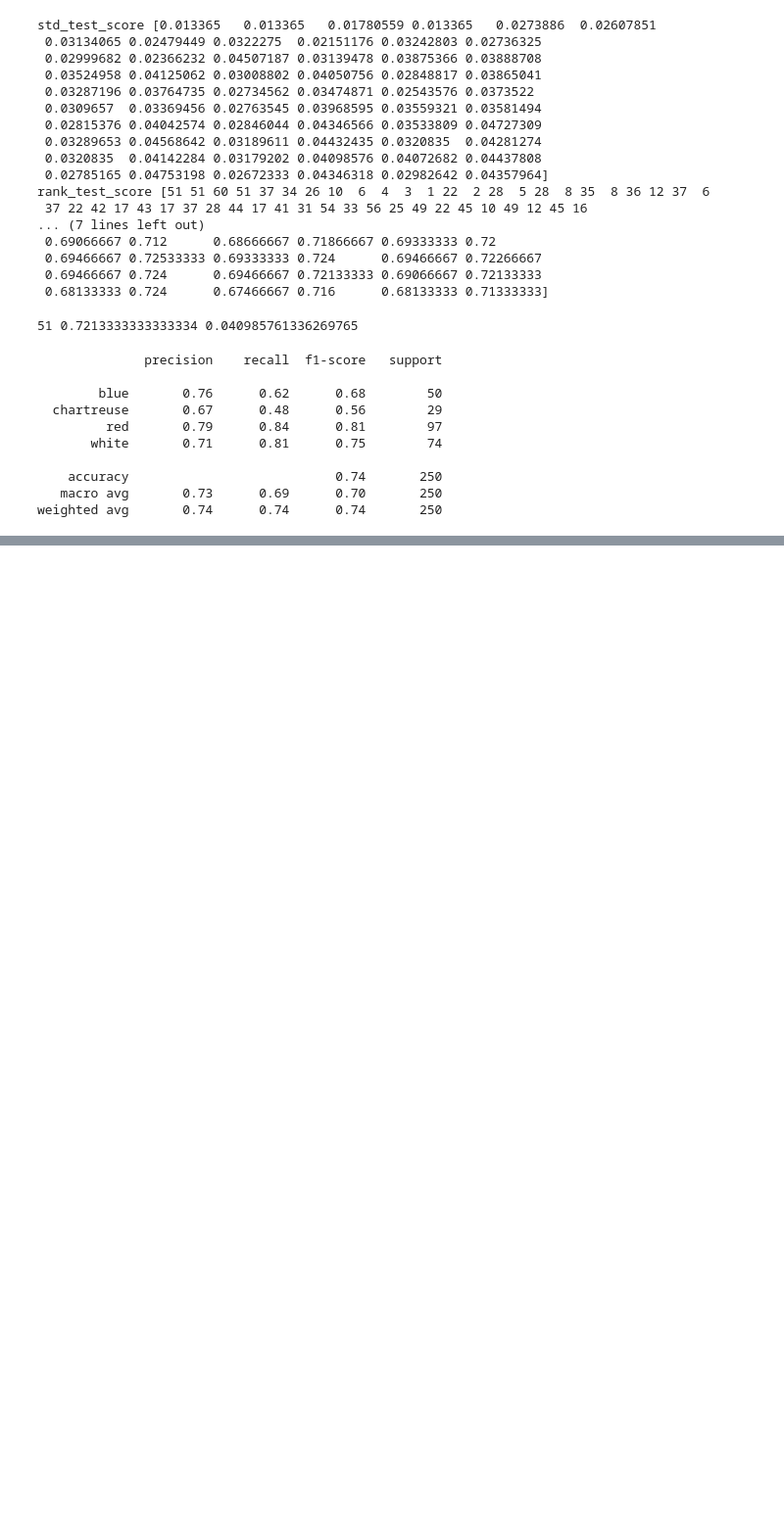
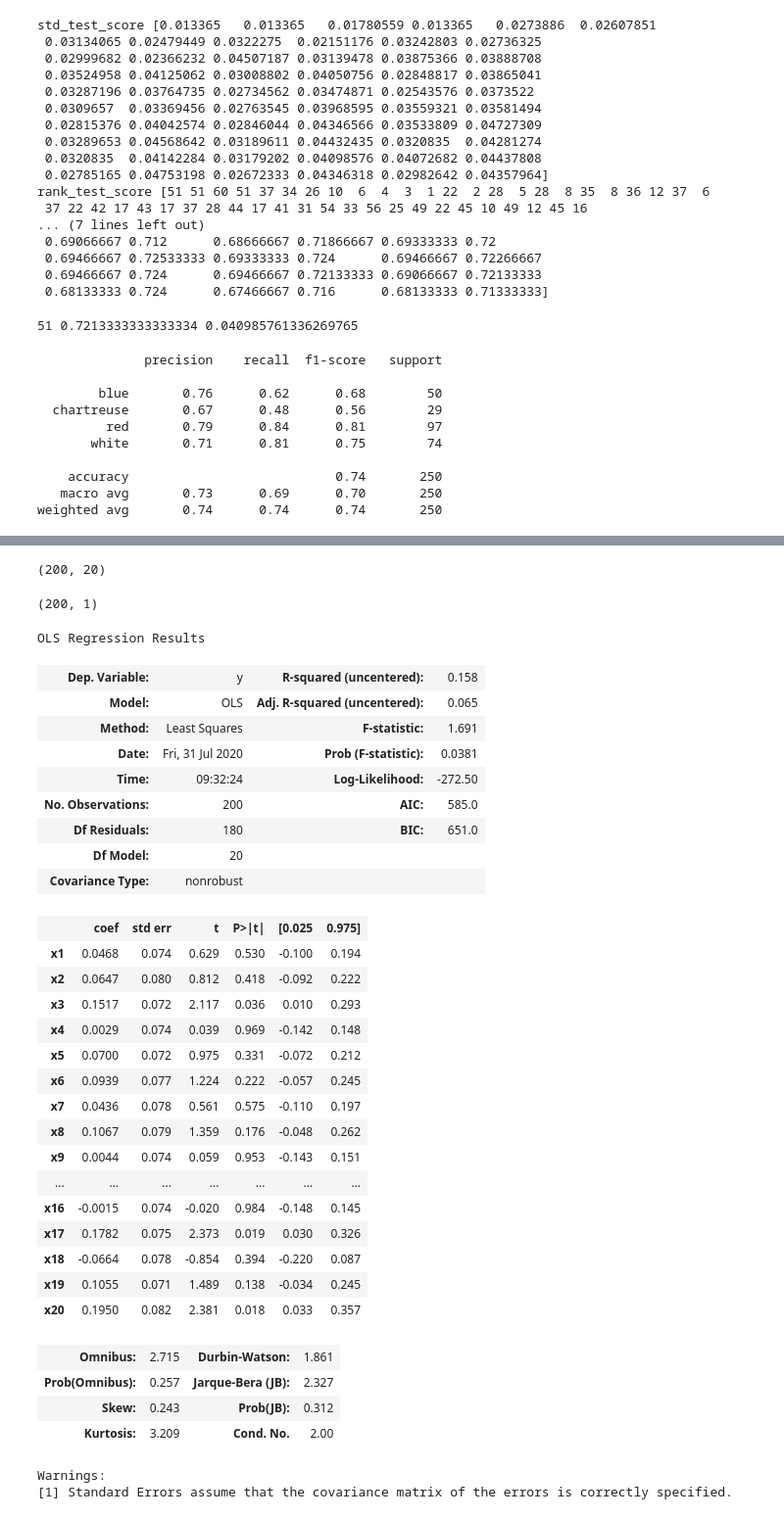
Before and after one commit to cecann10/Test, a Jupyter notebook: Metis_BC_Pairs.ipynb, the cells around one changed output, grey strips where cells are left out. Shown: that part at 98% size. Drawn from its saved outputs; the diff is of its cells as text; code cells hidden in the pictures; blank space fills up the shorter version.

Commit message:
updates to project 3 modeling

```diff
--- a/Metis_BC_Pairs.ipynb
+++ b/Metis_BC_Pairs.ipynb
@@ -608,0 +613,51 @@ pair_boot = pd.read_csv('pair_boot.csv')
+# %%
+y = np.random.randn(200,1)
+# %%
+X = np.random.randn(4000,1).reshape(200,20)
+# %%
+X.shape
+# %% [output]
+(200, 20)
+# %%
+y.shape
+# %% [output]
+(200, 1)
+# %%
+lm1 = sm.OLS(y,X)
+# %%
+fit = lm1.fit()
+# %%
+fit.summary()
+# %% [output]
+OLS Regression Results
+| Dep. Variable: | y | R-squared (uncentered): | 0.158 |
+| Model: | OLS | Adj. R-squared (uncentered): | 0.065 |
+| Method: | Least Squares | F-statistic: | 1.691 |
+| Date: | Fri, 31 Jul 2020 | Prob (F-statistic): | 0.0381 |
+| Time: | 09:32:24 | Log-Likelihood: | -272.50 |
+| No. Observations: | 200 | AIC: | 585.0 |
+| Df Residuals: | 180 | BIC: | 651.0 |
+| Df Model: | 20 |  |  |
+| Covariance Type: | nonrobust |  |  |
+|  | coef | std err | t | P>|t| | [0.025 | 0.975] |
+| x1 | 0.0468 | 0.074 | 0.629 | 0.530 | -0.100 | 0.194 |
+| x2 | 0.0647 | 0.080 | 0.812 | 0.418 | -0.092 | 0.222 |
+| x3 | 0.1517 | 0.072 | 2.117 | 0.036 | 0.010 | 0.293 |
+| x4 | 0.0029 | 0.074 | 0.039 | 0.969 | -0.142 | 0.148 |
+| x5 | 0.0700 | 0.072 | 0.975 | 0.331 | -0.072 | 0.212 |
+| x6 | 0.0939 | 0.077 | 1.224 | 0.222 | -0.057 | 0.245 |
+| x7 | 0.0436 | 0.078 | 0.561 | 0.575 | -0.110 | 0.197 |
+| x8 | 0.1067 | 0.079 | 1.359 | 0.176 | -0.048 | 0.262 |
+| x9 | 0.0044 | 0.074 | 0.059 | 0.953 | -0.143 | 0.151 |
+| ... | ... | ... | ... | ... | ... | ... |
+| x16 | -0.0015 | 0.074 | -0.020 | 0.984 | -0.148 | 0.145 |
+| x17 | 0.1782 | 0.075 | 2.373 | 0.019 | 0.030 | 0.326 |
+| x18 | -0.0664 | 0.078 | -0.854 | 0.394 | -0.220 | 0.087 |
+| x19 | 0.1055 | 0.071 | 1.489 | 0.138 | -0.034 | 0.245 |
+| x20 | 0.1950 | 0.082 | 2.381 | 0.018 | 0.033 | 0.357 |
+| Omnibus: | 2.715 | Durbin-Watson: | 1.861 |
+| Prob(Omnibus): | 0.257 | Jarque-Bera (JB): | 2.327 |
+| Skew: | 0.243 | Prob(JB): | 0.312 |
+| Kurtosis: | 3.209 | Cond. No. | 2.00 |
+Warnings:
+[1] Standard Errors assume that the covariance matrix of the errors is correctly specified.
```
Also changed, not shown: parts of 9 cells of this notebook, 7 other files.
